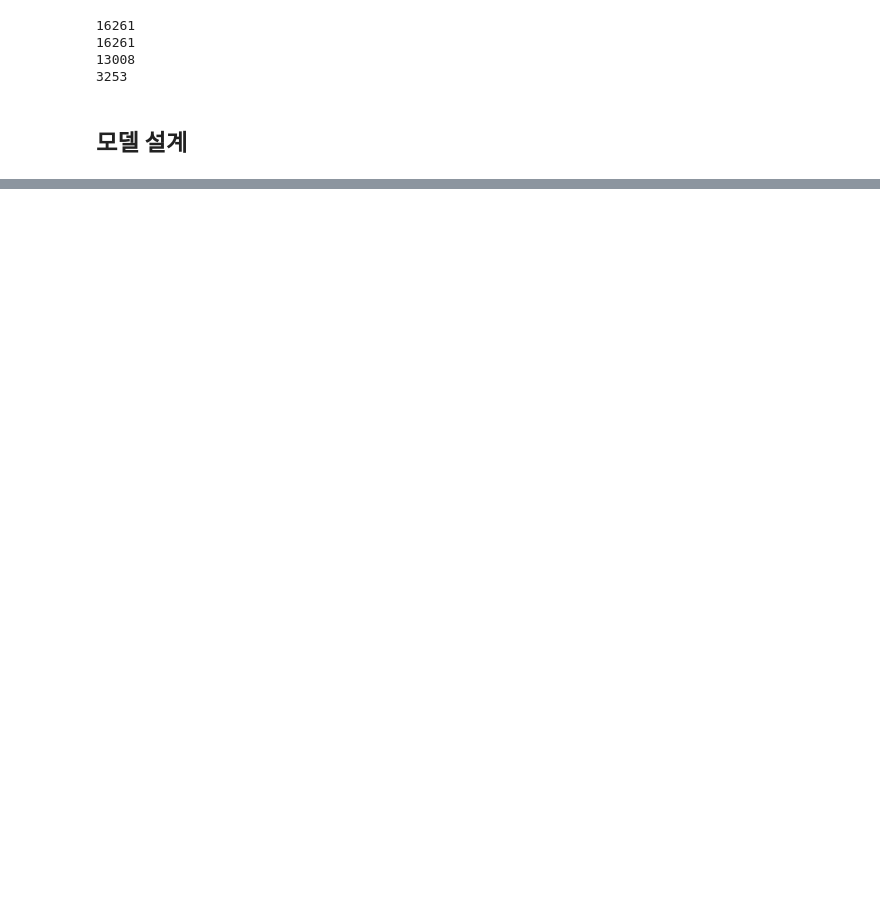
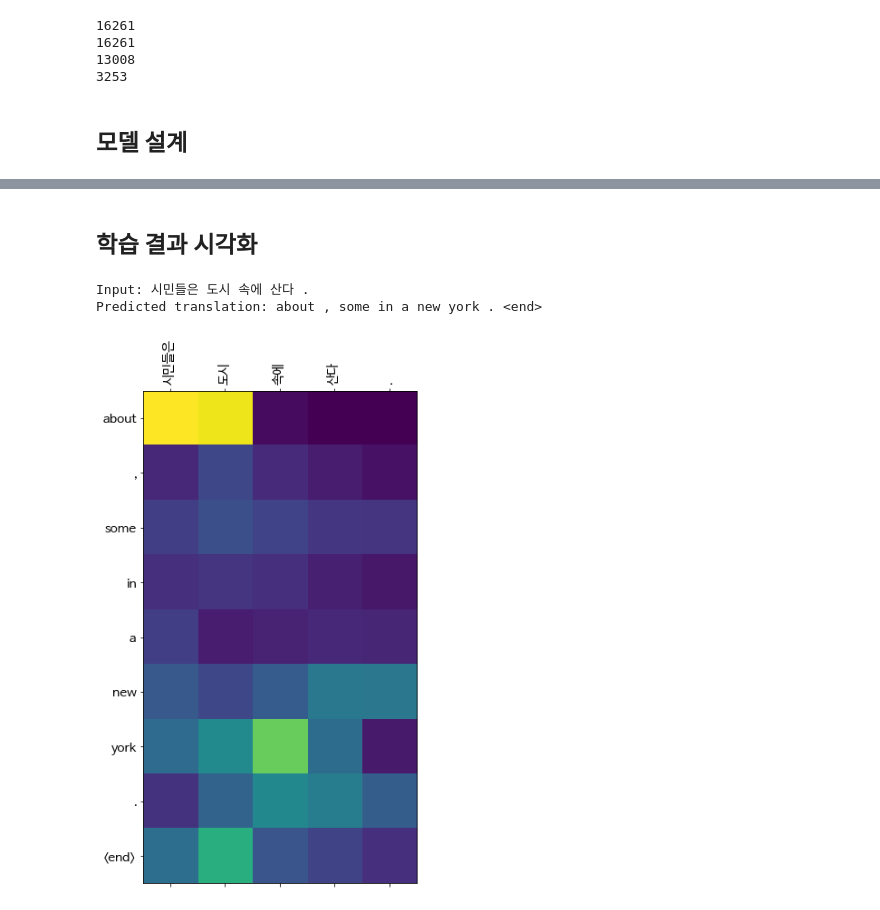
Before and after one commit to OverFlow37/GoingDeeper, a Jupyter notebook: translator.ipynb, the cells around one changed output, grey strips where cells are left out. Drawn from its saved outputs; the diff is of its cells as text; code cells hidden in the pictures; blank space fills up the shorter version.

```diff
--- a/translator.ipynb
+++ b/translator.ipynb
@@ -149,13 +148,14 @@ English: <start> john conyers , the michigan democrat who leads the house judici
 ## 데이터 토큰화
 # %%
 from konlpy.tag import Mecab
-vocab_size = 30000
+vocab_size = 50000
 #한국어는 konlpy Mecab 형태소 분석기를 이용하여 전처리해줘야함
 def tokenize_kor(corpus):
     mecab = Mecab()
     morph = [" ".join(mecab.morphs(sen)) for sen in corpus]
 
-    tokenizer = tf.keras.preprocessing.text.Tokenizer(filters='', num_words = vocab_size)
+    tokenizer = tf.keras.preprocessing.text.Tokenizer(filters='',
+                                                      num_words = vocab_size)
     tokenizer.fit_on_texts(morph)
 
     tensor = tokenizer.texts_to_sequences(morph)
@@ -165,7 +165,8 @@ def tokenize_kor(corpus):
     return tensor, tokenizer
 
 def tokenize_eng(corpus):
-    tokenizer = tf.keras.preprocessing.text.Tokenizer(filters='', num_words = vocab_size)
+    tokenizer = tf.keras.preprocessing.text.Tokenizer(filters='',
+                                                      num_words = vocab_size)
     tokenizer.fit_on_texts(corpus)
 
     tensor = tokenizer.texts_to_sequences(corpus)
@@ -261,8 +268,8 @@ BATCH_SIZE     = 64
 SRC_VOCAB_SIZE = len(enc_tokenizer.index_word) + 1
 TGT_VOCAB_SIZE = len(dec_tokenizer.index_word) + 1
 
-units         = 1024
-embedding_dim = 512
+units         = 128
+embedding_dim = 128
 
 encoder = Encoder(SRC_VOCAB_SIZE, embedding_dim, units)
 decoder = Decoder(TGT_VOCAB_SIZE, embedding_dim, units)
@@ -477,0 +700,25 @@ Predicted translation: take cozy to be sure to tell you ask to tell you ask to t
+# %% [markdown]
+## 학습 결과 시각화
+# %%
+def translate_visual(sentence, encoder, decoder):
+    result, sentence, attention = evaluate(sentence, encoder, decoder)
+
+    print('Input: %s' % (sentence))
+    print('Predicted translation: {}'.format(result))
+
+    attention = attention[:len(result.split()), :len(sentence.split())]
+    plot_attention(attention, sentence.split(), result.split(' '))
+# %%
+import matplotlib.font_manager as fm
+import matplotlib as mpl
+
+fontpath = '/usr/share/fonts/truetype/nanum/NanumBarunGothic.ttf'
+font = fm.FontProperties(fname=fontpath, size=9)
+plt.rc('font', family='NanumBarunGothic')
+mpl.font_manager._rebuild()
+# %%
+translate_visual("시민들은 도시 속에 산다.", encoder, decoder)
+# %% [output]
+Input: 시민들은 도시 속에 산다 .
+Predicted translation: about , some in a new york . <end>
+[figure, added]
```
Also changed, not shown: parts of 23 cells of this notebook.
